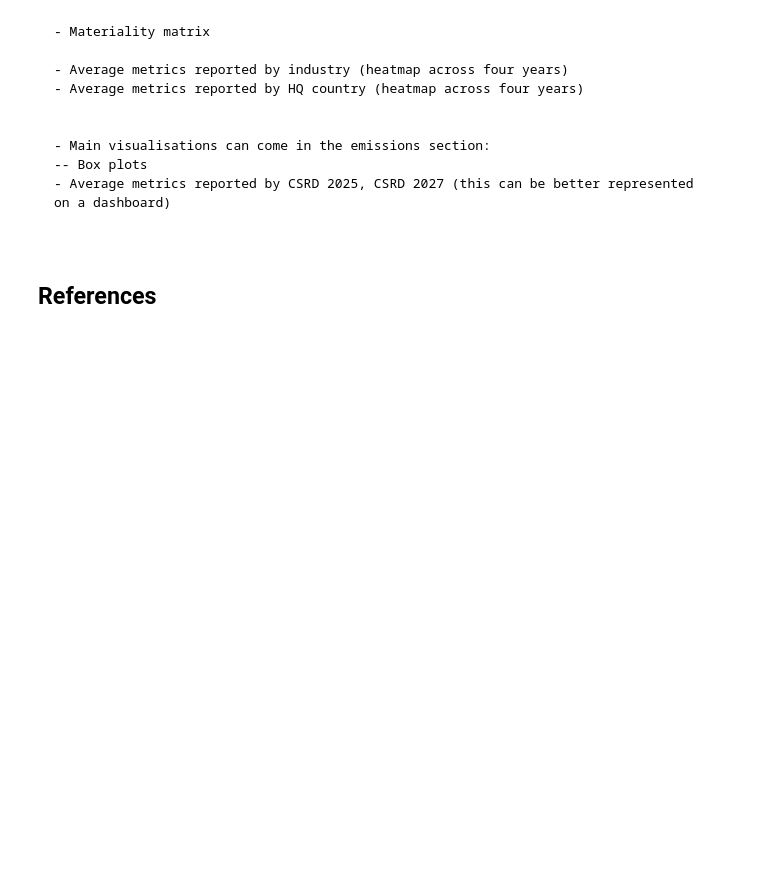
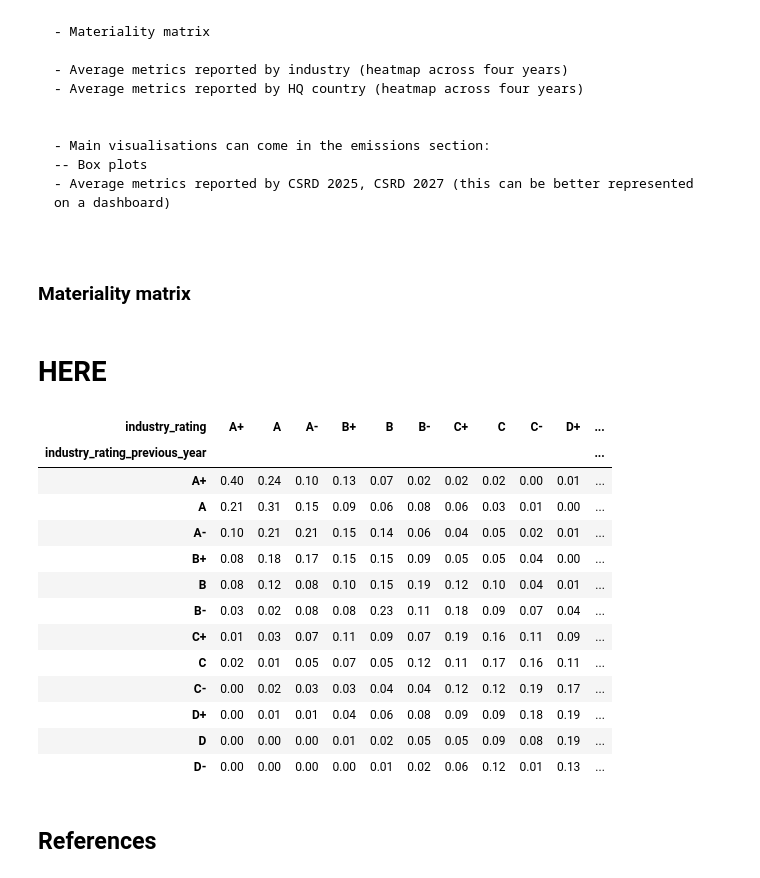
Before and after one commit to jamesdavies010/ESG-projects, a Jupyter notebook: notebooks/Nordic_Compass_02_Reporting.ipynb, the cells around one changed output. Drawn from its saved outputs; the diff is of its cells as text; code cells hidden in the pictures; blank space fills up the shorter version.

```diff
--- a/notebooks/Nordic_Compass_02_Reporting.ipynb
+++ b/notebooks/Nordic_Compass_02_Reporting.ipynb
@@ -773,3 +777,5 @@ reporting_summary_df
 - Main visualisations can come in the emissions section:
 -- Box plots
 - Average metrics reported by CSRD 2025, CSRD 2027 (this can be better represented on a dashboard)
+# %% [markdown]
+### Materiality matrix
@@ -776,3 +874,22 @@ reporting_summary_df
+# %% [markdown]
+# HERE
+# %%
+build_migration_matrix(reporting_summary_df)
+# %% [output]
+| industry_rating | A+ | A | A- | B+ | B | B- | C+ | C | C- | D+ | ... |
+| industry_rating_previous_year |  |  |  |  |  |  |  |  |  |  | ... |
+| A+ | 0.40 | 0.24 | 0.10 | 0.13 | 0.07 | 0.02 | 0.02 | 0.02 | 0.00 | 0.01 | ... |
+| A | 0.21 | 0.31 | 0.15 | 0.09 | 0.06 | 0.08 | 0.06 | 0.03 | 0.01 | 0.00 | ... |
+| A- | 0.10 | 0.21 | 0.21 | 0.15 | 0.14 | 0.06 | 0.04 | 0.05 | 0.02 | 0.01 | ... |
+| B+ | 0.08 | 0.18 | 0.17 | 0.15 | 0.15 | 0.09 | 0.05 | 0.05 | 0.04 | 0.00 | ... |
+| B | 0.08 | 0.12 | 0.08 | 0.10 | 0.15 | 0.19 | 0.12 | 0.10 | 0.04 | 0.01 | ... |
+| B- | 0.03 | 0.02 | 0.08 | 0.08 | 0.23 | 0.11 | 0.18 | 0.09 | 0.07 | 0.04 | ... |
+| C+ | 0.01 | 0.03 | 0.07 | 0.11 | 0.09 | 0.07 | 0.19 | 0.16 | 0.11 | 0.09 | ... |
+| C | 0.02 | 0.01 | 0.05 | 0.07 | 0.05 | 0.12 | 0.11 | 0.17 | 0.16 | 0.11 | ... |
+| C- | 0.00 | 0.02 | 0.03 | 0.03 | 0.04 | 0.04 | 0.12 | 0.12 | 0.19 | 0.17 | ... |
+| D+ | 0.00 | 0.01 | 0.01 | 0.04 | 0.06 | 0.08 | 0.09 | 0.09 | 0.18 | 0.19 | ... |
+| D | 0.00 | 0.00 | 0.00 | 0.01 | 0.02 | 0.05 | 0.05 | 0.09 | 0.08 | 0.19 | ... |
+| D- | 0.00 | 0.00 | 0.00 | 0.00 | 0.01 | 0.02 | 0.06 | 0.12 | 0.01 | 0.13 | ... |
 # %% [markdown]
 ## References
 # %% [markdown]
```
Also changed, not shown: parts of 5 cells of this notebook.
